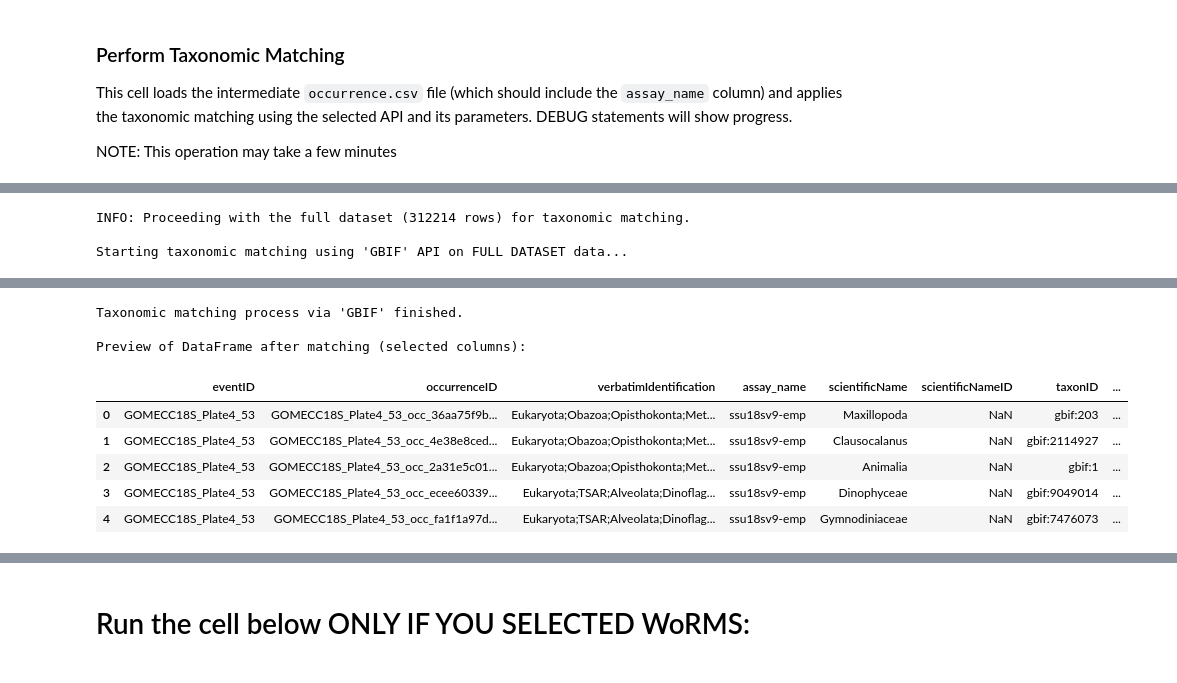
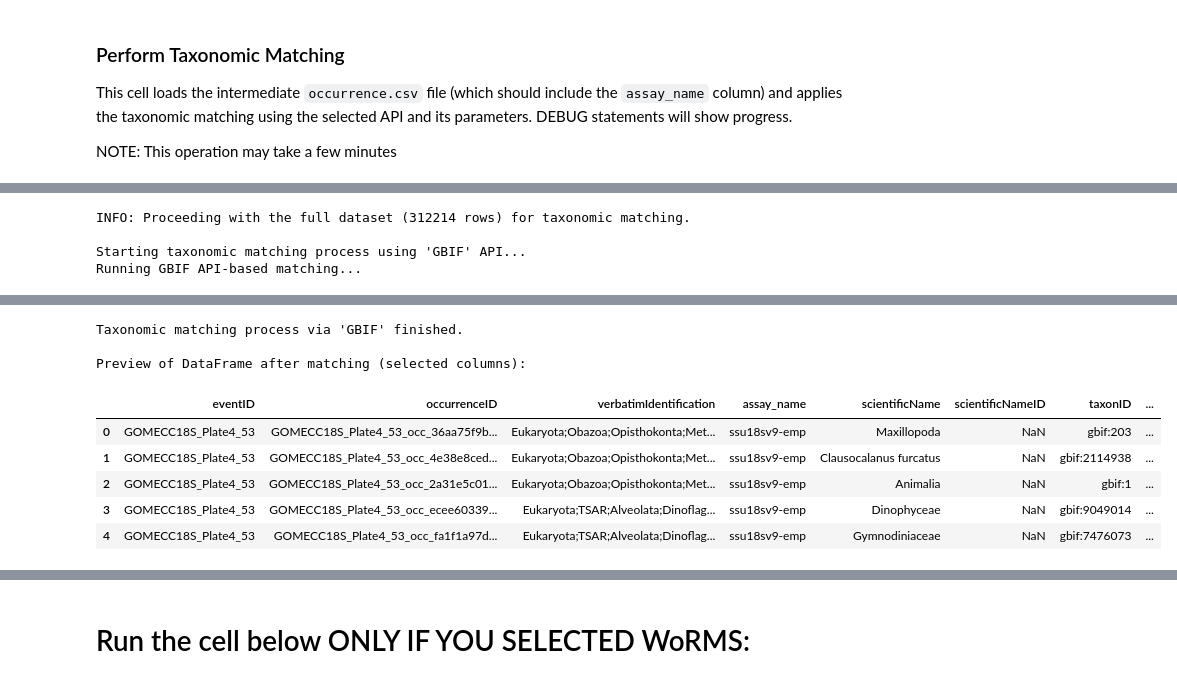
Before and after one commit to aomlomics/edna2obis, a Jupyter notebook: src-v3/edna2obis_conversion_code_v3.ipynb, the cells around one changed output, grey strips where cells are left out. Saved outputs shown, nothing was run; the diff lists cells and outputs as text; code cells hidden in the pictures.

Commit message:
Fixes WoRMS taxonomic matching after API changes to batch sizes, implements GBIF taxonomic matching

```diff
--- a/src-v3/edna2obis_conversion_code_v3.ipynb
+++ b/src-v3/edna2obis_conversion_code_v3.ipynb
@@ -167,8 +167,9 @@ params['taxonomic_api_source'] = 'GBIF'
 # 	Additionally, for example, 18S species' level assignments are good, and we want them!
 # This should be the exact 'assay_name' value as found in your analysisMetadata sheets (cell D3)
 # and subsequently in the 'assay_name' column of the intermediate occurrence.csv
-params['user_defined_assays_to_skip_species'] = [
-    # 'ssu16sv4v5-emp',  # Example, replace with your actual 16S assay names
+
+params['assays_to_skip_species_match'] = [
+    # 'ssu16sv4v5-emp', # Example, replace with your actual 16S assay names
     # 'another_16s_assay_name_if_any',
 ]
 # %% [markdown]
@@ -1362,67 +1355,55 @@ This cell loads the intermediate `occurrence.csv` file (which should include the
 NOTE: This operation may take a few minutes
 # %%
 # --- Perform Taxonomic Matching ---
-# This cell calls the correct matching script based on params['taxonomic_api_source']
+# This cell calls the correct matching script based on params['taxonomic_api_source'].
 
 # This variable comes from the successful run of the cell that creates the combined occurrence core
 df_to_match = occ_all_final_output.copy()
 print(f"INFO: Proceeding with the full dataset ({len(df_to_match)} rows) for taxonomic matching.")
-current_run_type = "FULL DATASET" # Set for consistent output messaging
+
+# Initialize the final DataFrame variable that subsequent cells will use.
+occ_df_matched_with_api = pd.DataFrame()
 
 # Proceed with matching if the DataFrame is not empty
 if df_to_match.empty:
     print("Cannot proceed with matching as the dataframe is empty.")
-    occ_df_matched_with_api = pd.DataFrame()
 elif 'params' not in globals():
     print("ERROR: 'params' dictionary not found. Cannot proceed with taxonomic matching.")
-    occ_df_matched_with_api = pd.DataFrame()
 else:
     api_to_use = params.get('taxonomic_api_source')
-    print(f"\nStarting taxonomic matching using '{api_to_use}' API on {current_run_type} data...")
-
-    occ_df_matched_with_api = pd.DataFrame()
-
-    # Consolidate all parameters needed by the matching scripts.
-    matching_params = {
-        'taxonomic_api_source': api_to_use,
-        'user_defined_assays_to_skip_species': params.get('user_defined_assays_to_skip_species', []),
-        'pr2_worms_dict': params.get('pr2_worms_dict', {}),
-        'assay_rank_info': params.get('assay_rank_info', {}),
-        'output_dir': params.get('output_dir', '../processed-v3/')
-    }
+    print(f"\nStarting taxonomic matching process using '{api_to_use}' API...")
 
     if api_to_use == 'WoRMS':
+        print("Running WoRMS API matching...")
+        # The WoRMS workflow remains unchanged
         occ_df_matched_with_api = WoRMS_v3_matching.get_worms_match_for_dataframe(
             occurrence_df=df_to_match,
-            params_dict=matching_params,
+            params_dict=params, # Pass the full params dict as it expects
             n_proc=params.get('worms_n_proc', 0)
         )
+        print(f"\nTaxonomic matching process via '{api_to_use}' finished.")
+
     elif api_to_use == 'GBIF':
+        print("Running GBIF API-based matching...")
+        # Call the function to match against the GBIF API
         occ_df_matched_with_api = GBIF_matching.get_gbif_match_for_dataframe(
             occurrence_df=df_to_match,
-            params_dict=matching_params,
+            params_dict=params, # Pass the full params dict
             n_proc=params.get('gbif_n_proc', 0)
         )
+        print(f"\nTaxonomic matching process via '{api_to_use}' finished.")
+
     else:
         print(f"API '{api_to_use}' is not recognized or implemented. No matching performed.")
         occ_df_matched_with_api = df_to_match.copy()
 
-    print(f"\nTaxonomic matching process via '{api_to_use}' finished.")
-
-    # --- Display Preview ---
-    if not occ_df_matched_with_api.empty:
-        print("\nPreview of DataFrame after matching (selected columns):")
-        preview_cols = ['eventID', 'occurrenceID', 'verbatimIdentification', 'assay_name',
-                        'scientificName', 'scientificNameID', 'taxonID', 'taxonRank', 'nameAccordingTo', 'match_type_debug'] + DWC_RANKS_STD
-        display_cols = [col for col in preview_cols if col in occ_df_matched_with_api.columns]
-        display(occ_df_matched_with_api[display_cols].head())
-
-        if 'match_type_debug' in occ_df_matched_with_api.columns:
-            print(f"\nCounts of '{api_to_use}' match_type_debug:")
-            print(occ_df_matched_with_api['match_type_debug'].value_counts(dropna=False))
-        if 'scientificName' in occ_df_matched_with_api.columns:
-            print(f"\nCounts of resulting '{api_to_use}' scientificName (top 10 unique non-NA values):")
-            print(occ_df_matched_with_api['scientificName'].dropna().value_counts().head(10))
-    else:
-        print(f"DataFrame 'occ_df_matched_with_api' is empty after '{api_to_use}' matching attempt.")
+# --- Display Preview ---
+if not occ_df_matched_with_api.empty:
+    print("\nPreview of DataFrame after matching (selected columns):")
+    preview_cols = ['eventID', 'occurrenceID', 'verbatimIdentification', 'assay_name',
+                    'scientificName', 'scientificNameID', 'taxonID', 'taxonRank', 'nameAccordingTo', 'match_type_debug'] + DWC_RANKS_STD
+    display_cols = [col for col in preview_cols if col in occ_df_matched_with_api.columns]
+    display(occ_df_matched_with_api[display_cols].head())
+else:
+    print(f"\nDataFrame is empty after matching attempt. Check logs for errors.")
 # %% [output]
@@ -1432,3 +1413,4 @@ else:
 INFO: Proceeding with the full dataset (312214 rows) for taxonomic matching.
 
-Starting taxonomic matching using 'GBIF' API on FULL DATASET data...
+Starting taxonomic matching process using 'GBIF' API...
+Running GBIF API-based matching...
@@ -1436,9 +1421,9 @@ Starting taxonomic matching using 'GBIF' API on FULL DATASET data...
 Taxonomic matching process via 'GBIF' finished.
 
 Preview of DataFrame after matching (selected columns):
 |  | eventID | occurrenceID | verbatimIdentification | assay_name | scientificName | scientificNameID | taxonID | ... |
 | 0 | GOMECC18S_Plate4_53 | GOMECC18S_Plate4_53_occ_36aa75f9b... | Eukaryota;Obazoa;Opisthokonta;Met... | ssu18sv9-emp | Maxillopoda | NaN | gbif:203 | ... |
-| 1 | GOMECC18S_Plate4_53 | GOMECC18S_Plate4_53_occ_4e38e8ced... | Eukaryota;Obazoa;Opisthokonta;Met... | ssu18sv9-emp | Clausocalanus | NaN | gbif:2114927 | ... |
+| 1 | GOMECC18S_Plate4_53 | GOMECC18S_Plate4_53_occ_4e38e8ced... | Eukaryota;Obazoa;Opisthokonta;Met... | ssu18sv9-emp | Clausocalanus furcatus | NaN | gbif:2114938 | ... |
 | 2 | GOMECC18S_Plate4_53 | GOMECC18S_Plate4_53_occ_2a31e5c01... | Eukaryota;Obazoa;Opisthokonta;Met... | ssu18sv9-emp | Animalia | NaN | gbif:1 | ... |
 | 3 | GOMECC18S_Plate4_53 | GOMECC18S_Plate4_53_occ_ecee60339... | Eukaryota;TSAR;Alveolata;Dinoflag... | ssu18sv9-emp | Dinophyceae | NaN | gbif:9049014 | ... |
 | 4 | GOMECC18S_Plate4_53 | GOMECC18S_Plate4_53_occ_fa1f1a97d... | Eukaryota;TSAR;Alveolata;Dinoflag... | ssu18sv9-emp | Gymnodiniaceae | NaN | gbif:7476073 | ... |
```
Also changed, not shown: parts of 5 cells of this notebook, 2 other files.
